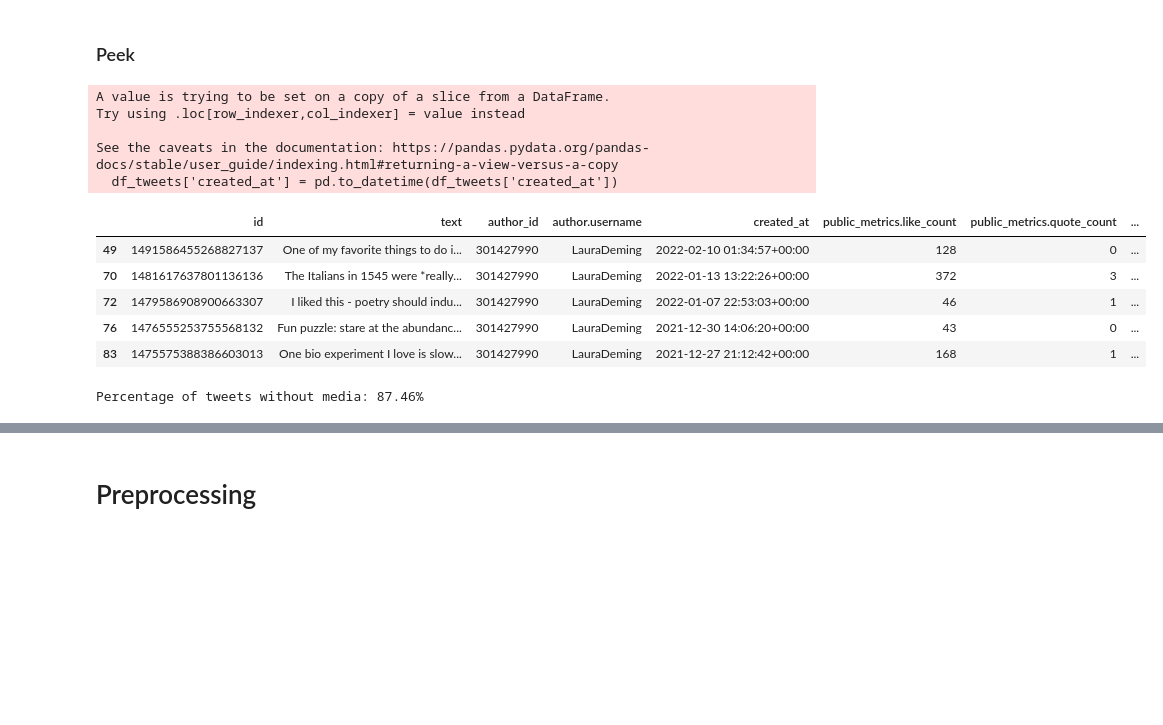
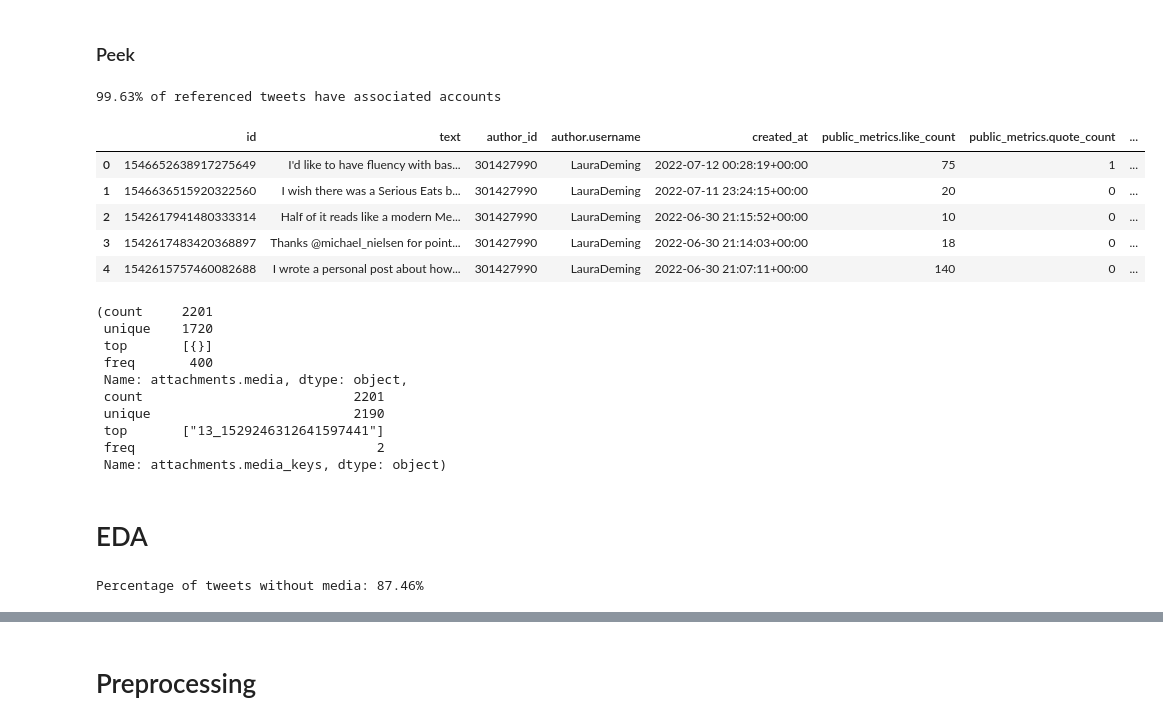
Before and after one commit to rooteco/tweetscape-experiments, a Jupyter notebook: python/notebooks/semantics/semantics.ipynb, the cells around one changed output, grey strips where cells are left out. Cells and saved outputs as stored; diff of their text form; code cells hidden in the pictures; blank space fills up the shorter version.

Commit message:
add graph experiments

```diff
--- a/python/notebooks/semantics/semantics.ipynb
+++ b/python/notebooks/semantics/semantics.ipynb
@@ -32,35 +32,42 @@ for g in groups:
     [f, t, r] = tp.load_stream_seed_data(g)
     refs.append(r), tweets.append(t) , following.append(f)
 
-dfs = [pd.concat(df) for df in dfs]
+dfs = [pd.concat(df).reset_index() for df in dfs]
 df_following, df_tweets, df_refs = dfs
 # %% [markdown]
 ### Peek
 # %%
-df_tweets = df_tweets[['id', 'text', 'author_id', 'author.username', 'created_at', 'public_metrics.like_count', 'public_metrics.quote_count', 'public_metrics.reply_count', 'public_metrics.retweet_count','attachments.media','attachments.media_keys']]
+df_tweets = df_tweets.loc[: ,['id', 'text', 'author_id', 'author.username',  'created_at',
+                              'public_metrics.like_count', 'public_metrics.quote_count', 'public_metrics.reply_count',
+                              'public_metrics.retweet_count','attachments.media','attachments.media_keys', 'referenced_tweets.replied_to.id',
+                              'referenced_tweets.retweeted.id', 'referenced_tweets.quoted.id', 'in_reply_to_user_id','retweeted_user_id', 'quoted_user_id']]
+
+
 df_tweets['created_at'] = pd.to_datetime(df_tweets['created_at'])
+
+# merge the tweets with the references
+ref_cols = ['referenced_tweets.replied_to.id', 'referenced_tweets.retweeted.id', 'referenced_tweets.quoted.id']
+df_tweets['referenced'] = df_tweets.loc[:, ref_cols].any(axis=1)
+
+auth_ref_cols = ['in_reply_to_user_id','retweeted_user_id', 'quoted_user_id']
+df_tweets['referenced_authors'] = df_tweets.loc[:, auth_ref_cols].any(axis = 1)
+
+# convert to int
+df_tweets.loc[:, ref_cols + auth_ref_cols] = df_tweets.loc[:, ref_cols + auth_ref_cols].fillna(0).astype(int)
+
+frac_id = sum(df_tweets['referenced_authors'] == df_tweets['referenced'])/len(df_tweets)
+print(f"{frac_id*100:.2f}% of referenced tweets have associated accounts")
 
 # ensure consistency in id/name
 assert df_tweets.author_id.value_counts().to_list() ==  df_tweets["author.username"].value_counts().to_list()
-df_tweets.dropna().head()
+# assert ref/ref author consistency
+
+df_tweets.head()
 # %% [output]
-A value is trying to be set on a copy of a slice from a DataFrame.
-Try using .loc[row_indexer,col_indexer] = value instead
-
-See the caveats in the documentation: https://pandas.pydata.org/pandas-docs/stable/user_guide/indexing.html#returning-a-view-versus-a-copy
-  df_tweets['created_at'] = pd.to_datetime(df_tweets['created_at'])
+99.63% of referenced tweets have associated accounts
 |  | id | text | author_id | author.username | created_at | public_metrics.like_count | public_metrics.quote_count | ... |
-| 49 | 1491586455268827137 | One of my favorite things to do i... | 301427990 | LauraDeming | 2022-02-10 01:34:57+00:00 | 128 | 0 | ... |
-| 70 | 1481617637801136136 | The Italians in 1545 were *really... | 301427990 | LauraDeming | 2022-01-13 13:22:26+00:00 | 372 | 3 | ... |
-| 72 | 1479586908900663307 | I liked this - poetry should indu... | 301427990 | LauraDeming | 2022-01-07 22:53:03+00:00 | 46 | 1 | ... |
-| 76 | 1476555253755568132 | Fun puzzle: stare at the abundanc... | 301427990 | LauraDeming | 2021-12-30 14:06:20+00:00 | 43 | 0 | ... |
-| 83 | 1475575388386603013 | One bio experiment I love is slow... | 301427990 | LauraDeming | 2021-12-27 21:12:42+00:00 | 168 | 1 | ... |
+| 0 | 1546652638917275649 | I'd like to have fluency with bas... | 301427990 | LauraDeming | 2022-07-12 00:28:19+00:00 | 75 | 1 | ... |
+| 1 | 1546636515920322560 | I wish there was a Serious Eats b... | 301427990 | LauraDeming | 2022-07-11 23:24:15+00:00 | 20 | 0 | ... |
+| 2 | 1542617941480333314 | Half of it reads like a modern Me... | 301427990 | LauraDeming | 2022-06-30 21:15:52+00:00 | 10 | 0 | ... |
+| 3 | 1542617483420368897 | Thanks @michael_nielsen for point... | 301427990 | LauraDeming | 2022-06-30 21:14:03+00:00 | 18 | 0 | ... |
+| 4 | 1542615757460082688 | I wrote a personal post about how... | 301427990 | LauraDeming | 2022-06-30 21:07:11+00:00 | 140 | 0 | ... |
-# %%
-# Counting "pure" tweets
-# TODO: include retweets, urls
-# TODO: use df_tweets.entities.mentions.usernames to exemot from preprocessing
-
-n = df_tweets['attachments.media'].isna().sum()/df_tweets.shape[0]
-print(f"Percentage of tweets without media: {n:.2%}")
-# %% [output]
-Percentage of tweets without media: 87.46%
@@ -73,0 +74,24 @@ for author in authors.keys():
+# %%
+df_tweets['attachments.media'].describe(), df_tweets['attachments.media_keys'].describe()
+# %% [output]
+(count     2201
+ unique    1720
+ top       [{}]
+ freq       400
+ Name: attachments.media, dtype: object,
+ count                           2201
+ unique                          2190
+ top       ["13_1529246312641597441"]
+ freq                               2
+ Name: attachments.media_keys, dtype: object)
+# %% [markdown]
+# EDA
+# %%
+# Counting "pure" tweets
+# TODO: include/exclude retweets, urls
+# TODO: use df_tweets.entities.mentions.usernames to exempt from preprocessing
+
+n = df_tweets['attachments.media'].isna().sum()/df_tweets.shape[0]
+print(f"Percentage of tweets without media: {n:.2%}")
+# %% [output]
+Percentage of tweets without media: 87.46%
```
Also changed, not shown: parts of 25 cells of this notebook.
